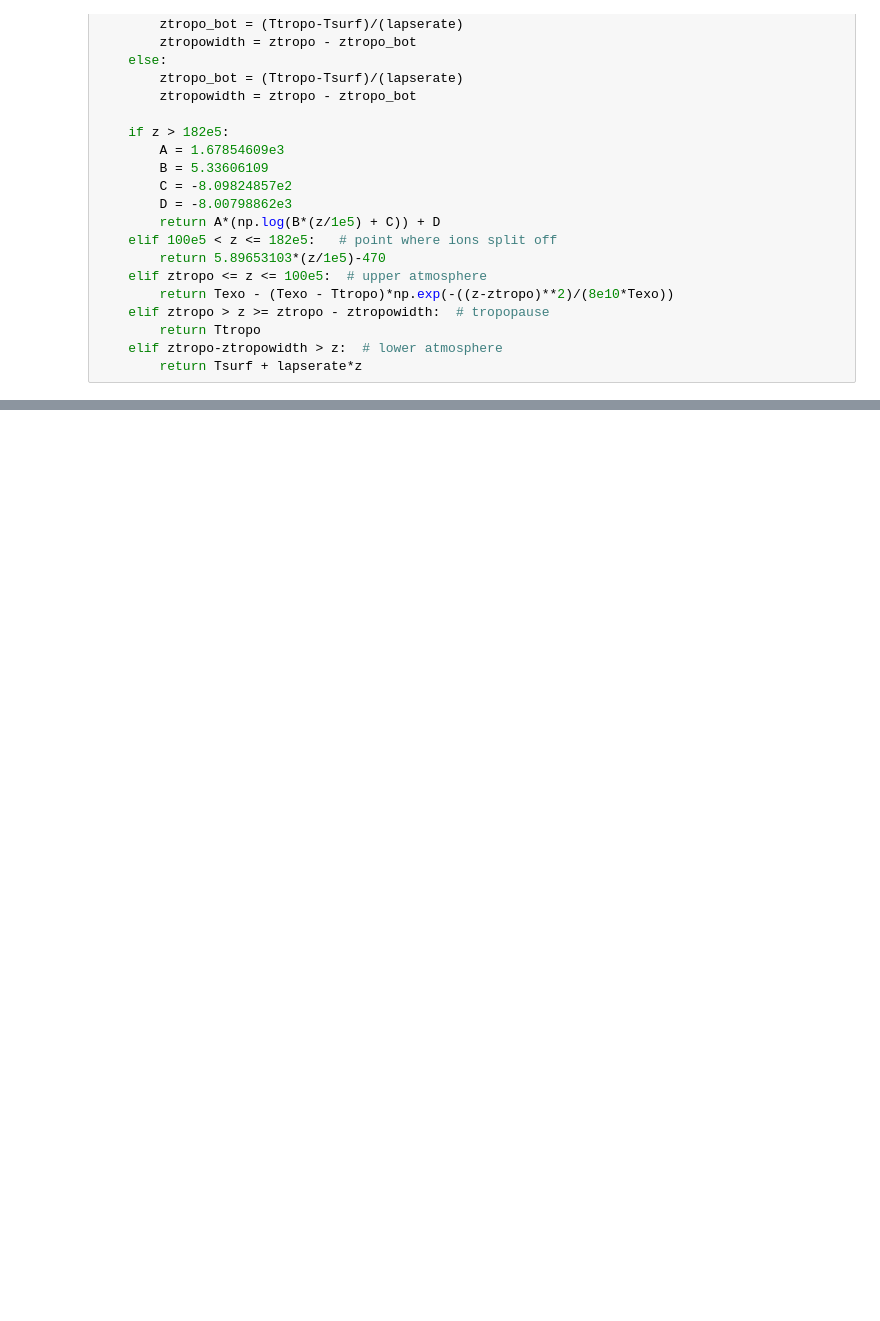
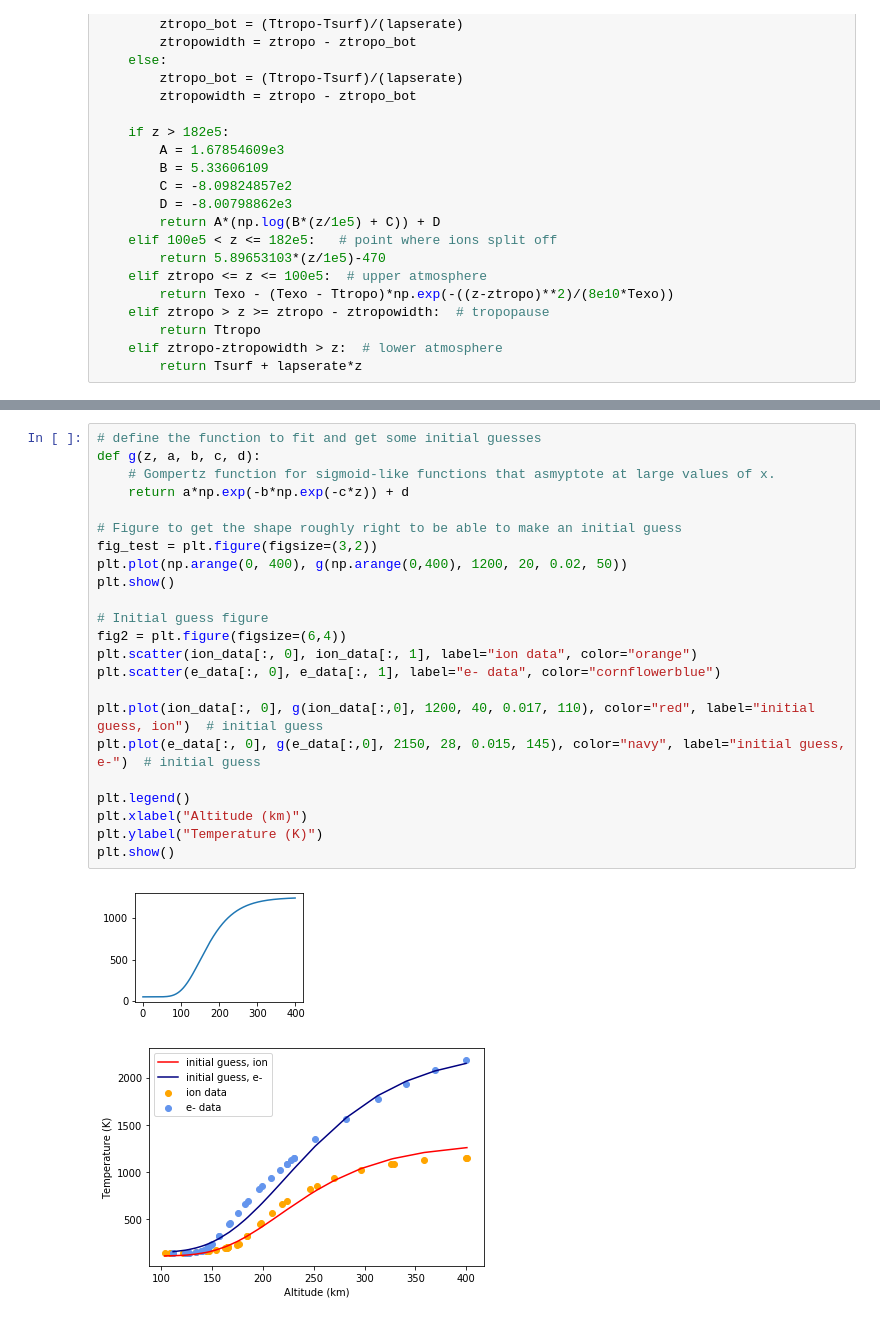
Before and after one commit to emcangi/bluejay, a Jupyter notebook: temp_profiles.ipynb, the cells around one changed output, grey strips where cells are left out. Cells and saved outputs as stored; diff of their text form; blank space fills up the shorter version.

```diff
--- a/temp_profiles.ipynb
+++ b/temp_profiles.ipynb
@@ -234,0 +260,26 @@ plt.plot()
+# %%
+# define the function to fit and get some initial guesses
+def g(z, a, b, c, d):
+    # Gompertz function for sigmoid-like functions that asmyptote at large values of x.
+    return a*np.exp(-b*np.exp(-c*z)) + d
+
+# Figure to get the shape roughly right to be able to make an initial guess
+fig_test = plt.figure(figsize=(3,2))
+plt.plot(np.arange(0, 400), g(np.arange(0,400), 1200, 20, 0.02, 50))
+plt.show()
+
+# Initial guess figure
+fig2 = plt.figure(figsize=(6,4))
+plt.scatter(ion_data[:, 0], ion_data[:, 1], label="ion data", color="orange")
+plt.scatter(e_data[:, 0], e_data[:, 1], label="e- data", color="cornflowerblue")
+
+plt.plot(ion_data[:, 0], g(ion_data[:,0], 1200, 40, 0.017, 110), color="red", label="initial guess, ion")  # initial guess
+plt.plot(e_data[:, 0], g(e_data[:,0], 2150, 28, 0.015, 145), color="navy", label="initial guess, e-")  # initial guess
+
+plt.legend()
+plt.xlabel("Altitude (km)")
+plt.ylabel("Temperature (K)")
+plt.show()
+# %% [output]
+[figure, added]
+[figure, added]
```
Also changed, not shown: parts of 11 cells of this notebook, 46 other files.
